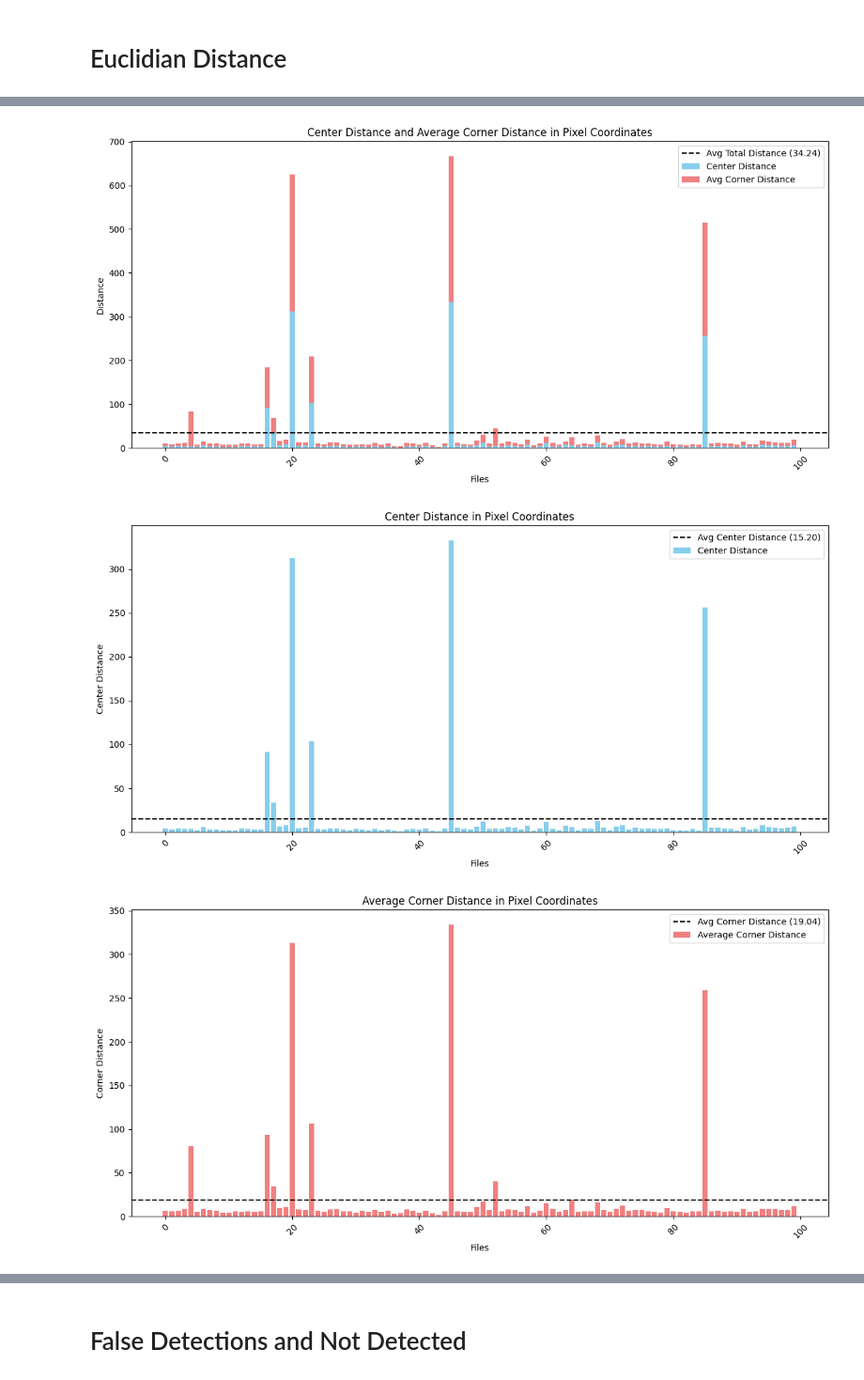
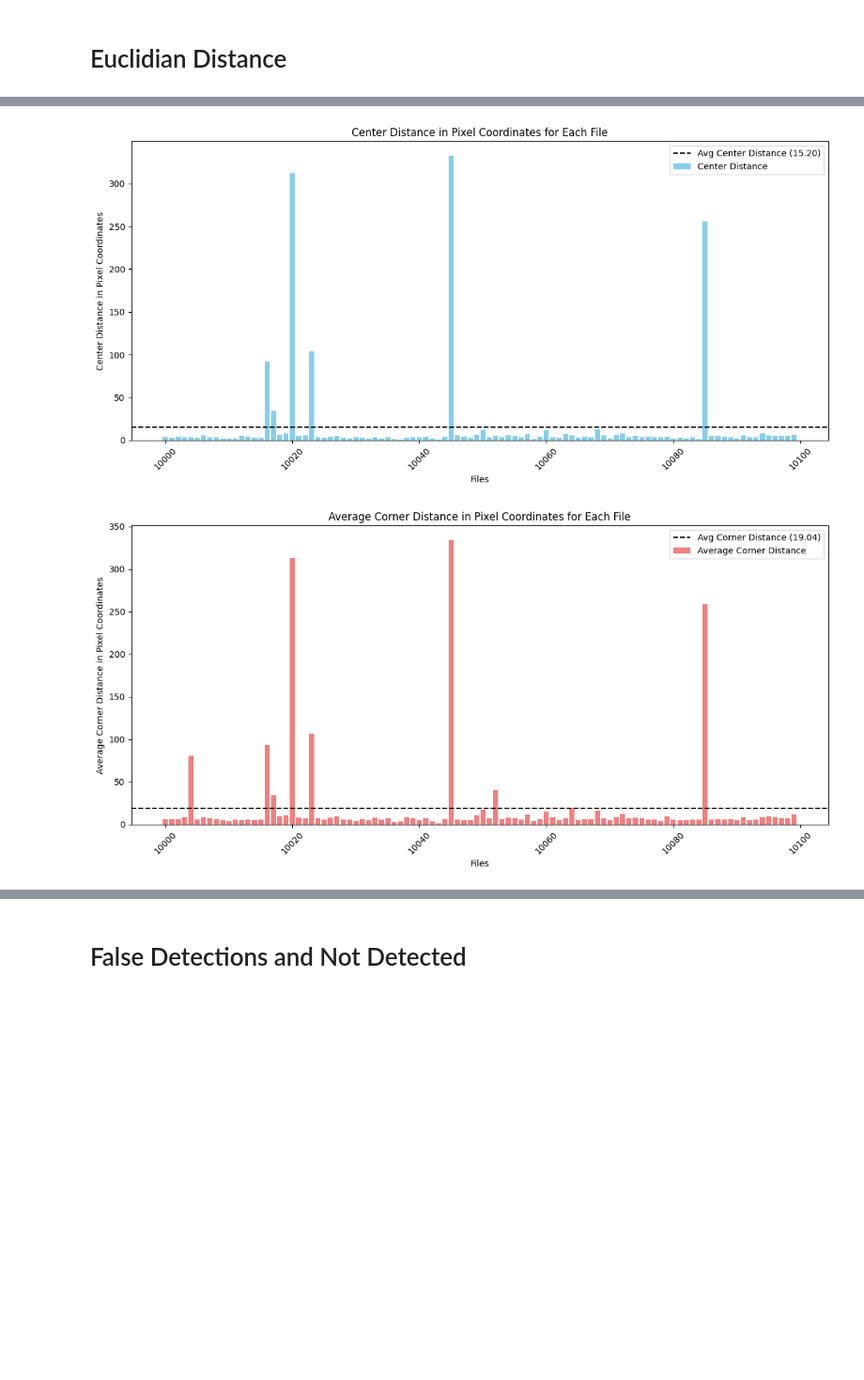
Before and after one commit to sarpermelikertekin/mt-3d-environments-from-video, a Jupyter notebook: yolo/yolo-analysis.ipynb, the cells around one changed output, grey strips where cells are left out. Shown at 94% size. Drawn from its saved outputs; the diff is of its cells as text; code cells hidden in the pictures; blank space fills up the shorter version.

```diff
--- a/yolo/yolo-analysis.ipynb
+++ b/yolo/yolo-analysis.ipynb
@@ -1,10 +1,11 @@
 # %%
 # Directories and model path
-model_path = 'C:/Users/sakar/mt-3d-environments-from-video/runs/pose/train5/weights/last.pt'
+model_path = 'C:/Users/sakar/mt-3d-environments-from-video/runs/pose/yolov8_final/weights/last.pt'
 image_dir = r"C:\Users\sakar\OneDrive\mt-datas\synthetic_data\12_yoro_dataset\images\test"
 ground_truth_dir = r"C:\Users\sakar\OneDrive\mt-datas\synthetic_data\12_yoro_dataset\2d_data"
 save_dir = r"C:\Users\sakar\OneDrive\mt-datas\Assets for the Report\Results Test"
 dataset = "test"
+starting_index = 10000
 # %% [markdown]
 # Euclidian Distance
 # %%
@@ -256,8 +257,8 @@ import numpy as np
 def generate_bar_plots(results):
     """
     Generate bar plots from the processed results.
-    Each bar represents one file with center distance and average corner error stacked.
-    Additionally, individual plots for center and corner errors are created.
+    Each bar represents one file with center distance and average corner error.
+    Separate plots for each metric are also created.
     """
     # Prepare data
     file_names = []
@@ -281,58 +282,41 @@ def generate_bar_plots(results):
 
     # Calculate averages for lines
     avg_center = np.mean(center_distances)
     avg_corner = np.mean(avg_corner_errors)
 
     x = np.arange(len(file_names))
 
-
-    # Stacked Bar Plot: Center Distance and Average Corner Distance
-    plt.figure(figsize=(12, 6))
-    plt.bar(x, center_distances, label="Center Distance", color="skyblue")
-    plt.bar(x, avg_corner_errors, bottom=center_distances, label="Avg Corner Distance", color="lightcoral")
-    plt.axhline(avg_center + avg_corner, color="black", linestyle="--", label=f"Avg Total Distance ({avg_center + avg_corner:.2f})")
-    plt.xlabel("Files")
-    plt.ylabel("Distance")
-    plt.title("Center Distance and Average Corner Distance in Pixel Coordinates")
-    plt.legend(loc="upper right")
-    plt.xticks(rotation=45)
-    plt.tight_layout()
-    plt.savefig(f"{save_dir}\\yolo_{dataset}_center_and_corner_distance.png", dpi=300)
-    plt.show()
-
     # Individual Plot: Center Distance with Average Line
     plt.figure(figsize=(12, 6))
-    plt.bar(x, center_distances, color="skyblue", label="Center Distance")
+    plt.bar(x + starting_index, center_distances, color="skyblue", label="Center Distance")
     plt.axhline(avg_center, color="black", linestyle="--", label=f"Avg Center Distance ({avg_center:.2f})")
     plt.xlabel("Files")
-    plt.ylabel("Center Distance")
-    plt.title("Center Distance in Pixel Coordinates")
+    plt.ylabel("Center Distance in Pixel Coordinates")
+    plt.title("Center Distance in Pixel Coordinates for Each File")
     plt.legend(loc="upper right")
     plt.xticks(rotation=45)
     plt.tight_layout()
     plt.savefig(f"{save_dir}\\yolo_{dataset}_center_distance.png", dpi=300)
     plt.show()
 
     # Individual Plot: Average Corner Distance with Average Line
     plt.figure(figsize=(12, 6))
-    plt.bar(x, avg_corner_errors, color="lightcoral", label="Average Corner Distance")
+    plt.bar(x + starting_index, avg_corner_errors, color="lightcoral", label="Average Corner Distance")
     plt.axhline(avg_corner, color="black", linestyle="--", label=f"Avg Corner Distance ({avg_corner:.2f})")
     plt.xlabel("Files")
-    plt.ylabel("Corner Distance")
-    plt.title("Average Corner Distance in Pixel Coordinates")
+    plt.ylabel("Average Corner Distance in Pixel Coordinates")
+    plt.title("Average Corner Distance in Pixel Coordinates for Each File")
     plt.legend(loc="upper right")
     plt.xticks(rotation=45)
     plt.tight_layout()
     plt.savefig(f"{save_dir}\\yolo_{dataset}_corner_distance.png", dpi=300)
     plt.show()
 
-
 # Generate the plots
 generate_bar_plots(results)
 # %% [output]
-[figure, old version]
+[figure, new version]
-[figure, old version]
+[figure, new version]
-[figure, removed]
 # %%
 import matplotlib.pyplot as plt
 import pandas as pd
```
Also changed, not shown: parts of 18 cells of this notebook, 1 other file.
